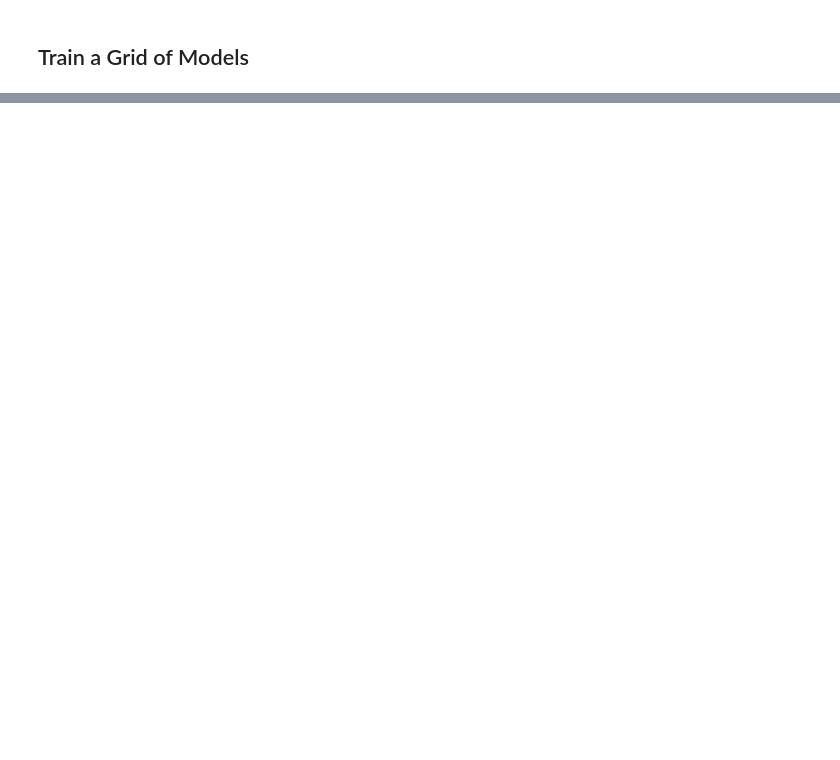
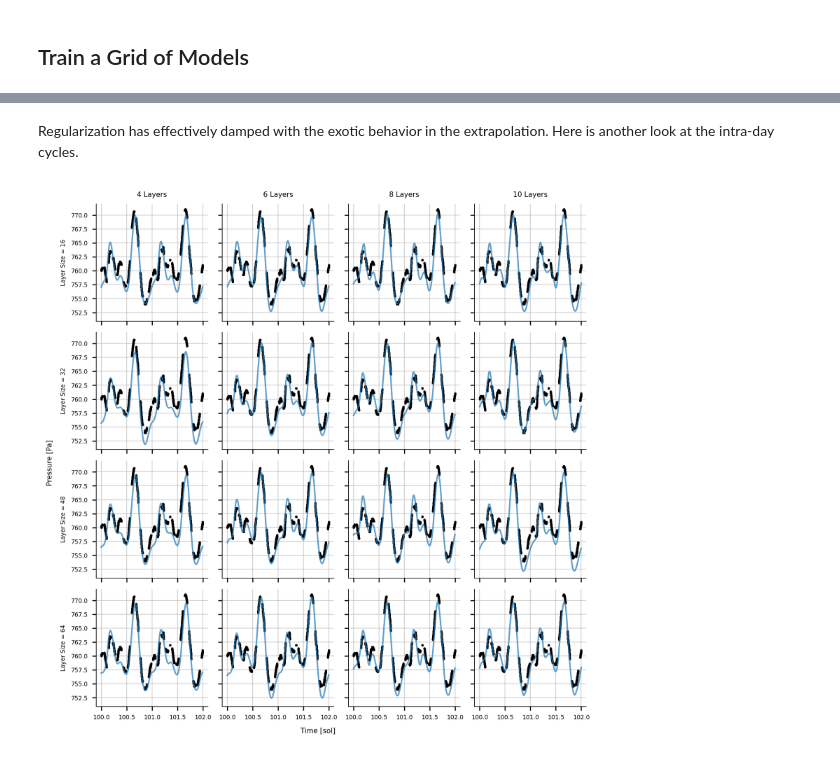
Before and after one commit to markmbaum/MEDA, a Jupyter notebook: messing_with_meda.ipynb, the cells around one changed output, grey strips where cells are left out. Saved outputs shown, nothing was run; the diff lists cells and outputs as text; code cells hidden in the pictures; blank space fills up the shorter version.

```diff
--- a/messing_with_meda.ipynb
+++ b/messing_with_meda.ipynb
@@ -368,0 +372,28 @@ My only final comment is that it may be interesting to train the larger models i
+# %% [markdown]
+Regularization has effectively damped with the exotic behavior in the extrapolation. Here is another look at the intra-day cycles.
+# %%
+fig, axs = plt.subplots(
+    length(hlayer),
+    length(nlayer),
+    figsize=(6.5,6.5),
+    sharex=true,
+    sharey=true,
+    constrained_layout=true
+)
+sol = LinRange(100, 102, 100_000)
+∿ = sinusoids(sol)
+m = (@. 100 < df.sol < 102)
+for i ∈ 1:length(hlayer), j ∈ 1:length(nlayer)
+    axs[i,j].plot(df.sol[m], df.P[m], color="k", alpha=0.7, ".", markersize=2)
+    axs[i,j].plot(sol, μ .+ σ*(∿ |> models[i,j] |> vec), alpha=0.7)
+end
+for i ∈ 1:length(hlayer)
+    axs[i,1].set_ylabel("Layer Size = $(hlayer[i])")
+end
+for j ∈ 1:length(nlayer)
+    axs[1,j].set_title("$(nlayer[j]) Layers")
+end
+fig.supxlabel("Time [sol]")
+fig.supylabel("Pressure [Pa]");
+# %% [output]
+[figure, added]
```
Also changed, not shown: parts of 20 cells of this notebook, 2 other files.
